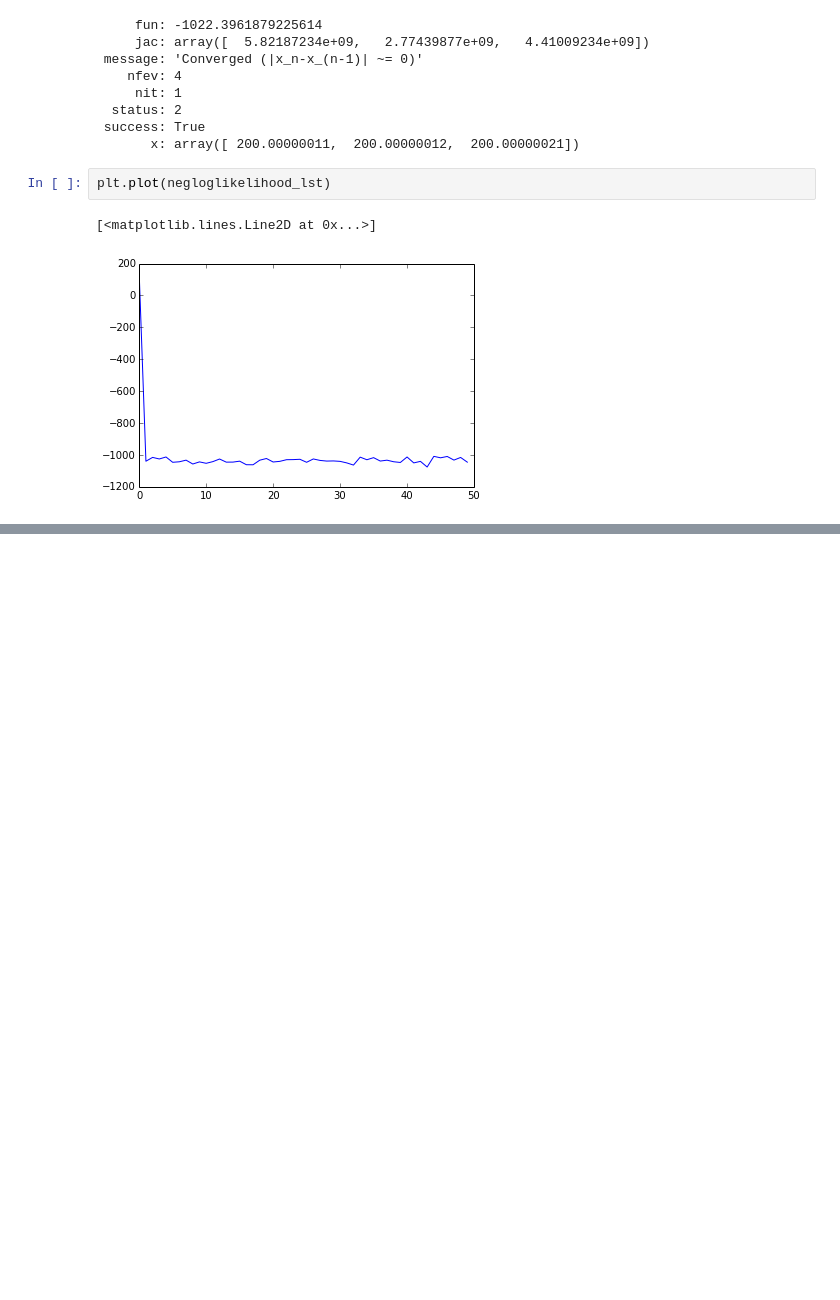
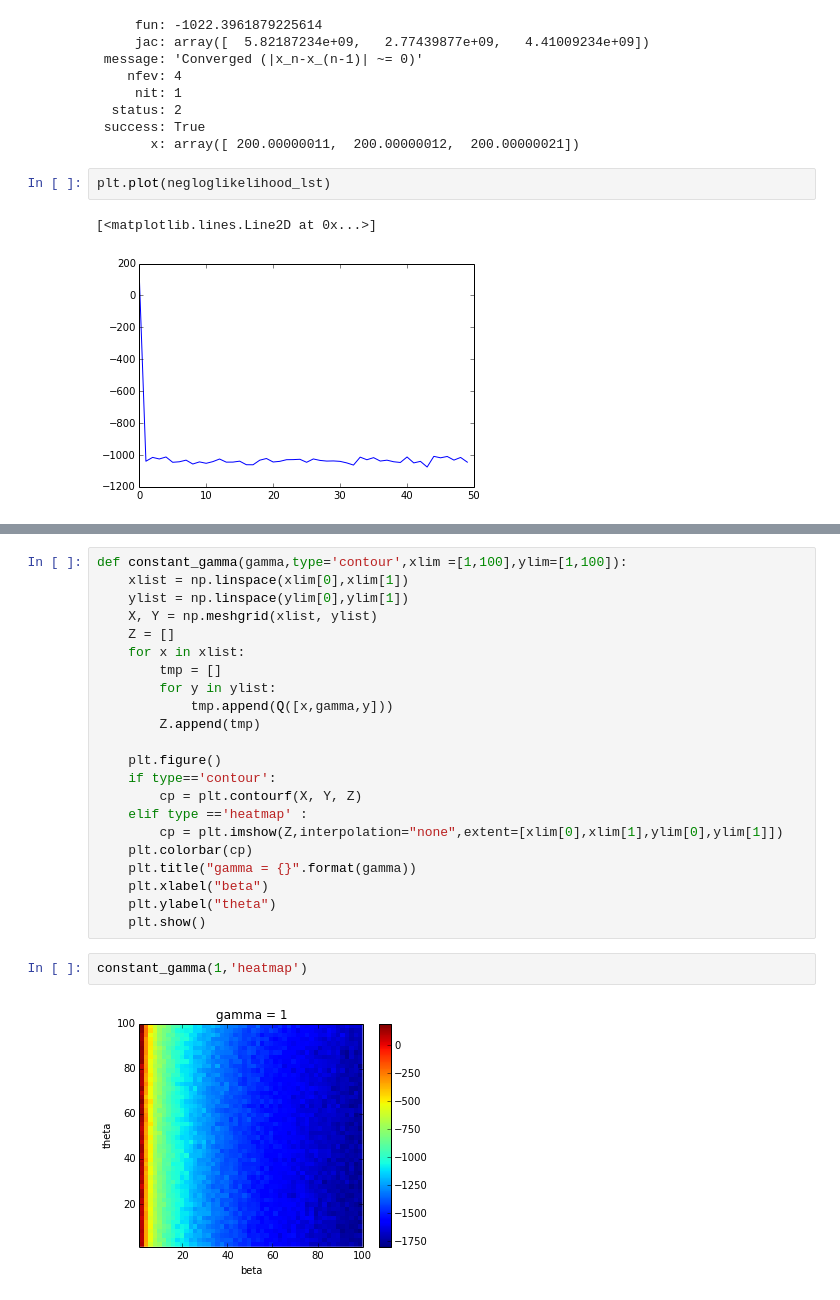
Before and after one commit to dorisjlee/crowd-seg, a Jupyter notebook: analysis/2017_02_20_SummarizationEM2.ipynb, the cells around one changed output, grey strips where cells are left out. Cells and saved outputs as stored; diff of their text form; blank space fills up the shorter version.

```diff
--- a/analysis/2017_02_20_SummarizationEM2.ipynb
+++ b/analysis/2017_02_20_SummarizationEM2.ipynb
@@ -131,0 +353,26 @@ plt.plot(negloglikelihood_lst)
+# %%
+def constant_gamma(gamma,type='contour',xlim =[1,100],ylim=[1,100]):
+    xlist = np.linspace(xlim[0],xlim[1])
+    ylist = np.linspace(ylim[0],ylim[1])
+    X, Y = np.meshgrid(xlist, ylist)
+    Z = []
+    for x in xlist:
+        tmp = []
+        for y in ylist:
+            tmp.append(Q([x,gamma,y]))
+        Z.append(tmp)
+
+    plt.figure()
+    if type=='contour':
+        cp = plt.contourf(X, Y, Z)
+    elif type =='heatmap' :
+        cp = plt.imshow(Z,interpolation="none",extent=[xlim[0],xlim[1],ylim[0],ylim[1]])
+    plt.colorbar(cp)
+    plt.title("gamma = {}".format(gamma))
+    plt.xlabel("beta")
+    plt.ylabel("theta")
+    plt.show()
+# %%
+constant_gamma(1,'heatmap')
+# %% [output]
+[figure, added]
```
Also changed, not shown: parts of 17 cells of this notebook, 3 other files.
